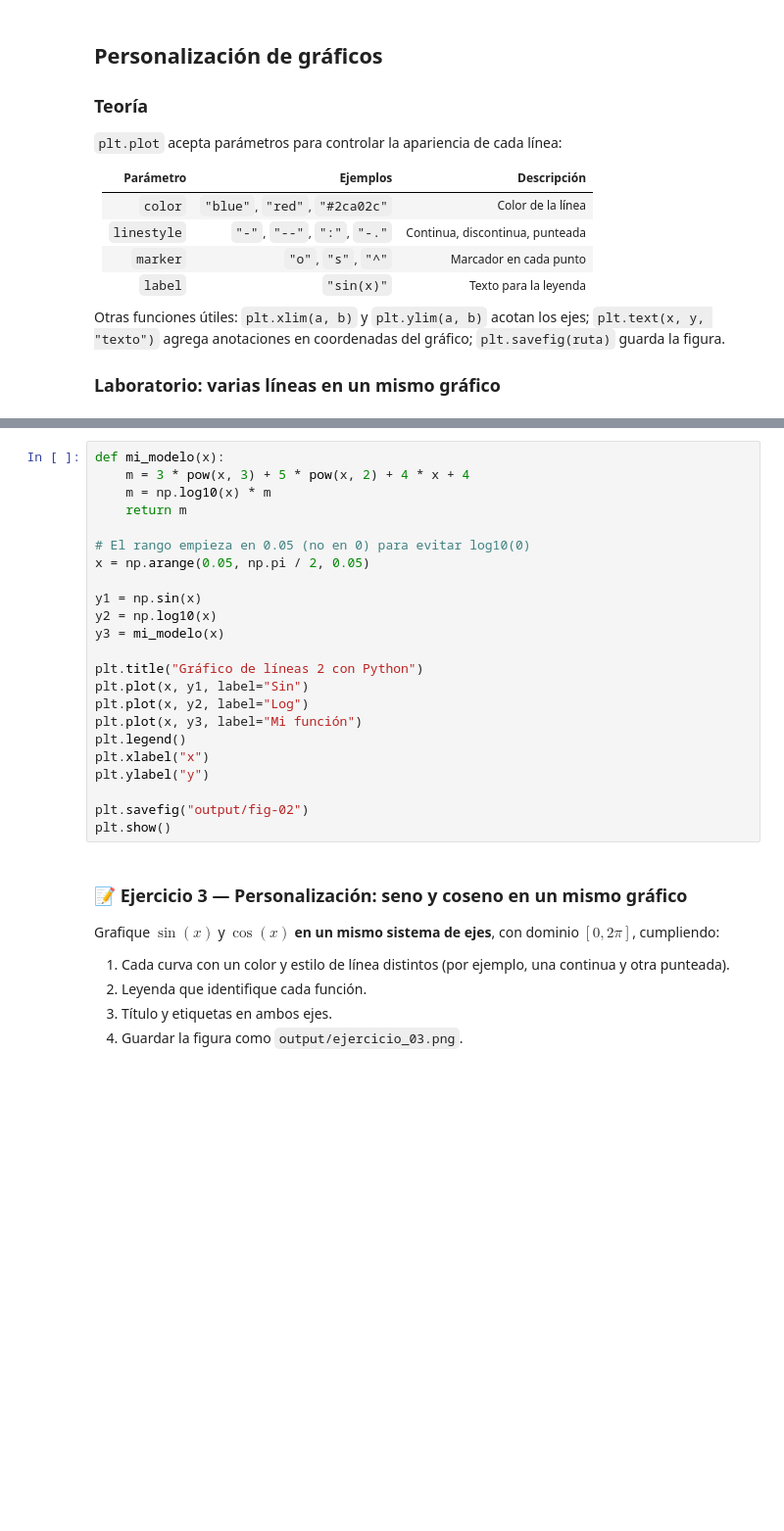
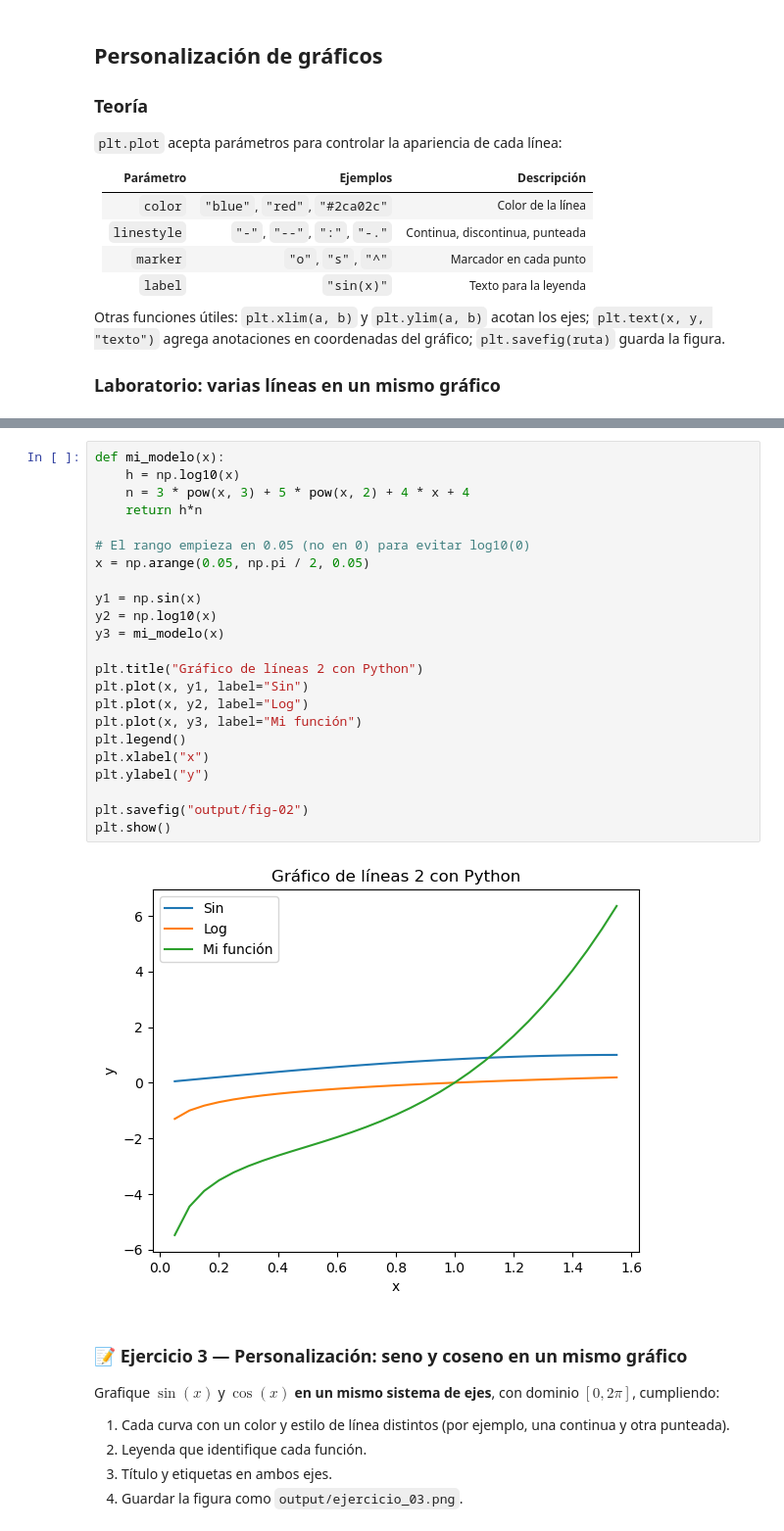
Before and after one commit to jgomezz/cpe_ciencia_datos_python_2026, a Jupyter notebook: mod2_estadistica_y_visualizacion/semana_03_visualization.ipynb, the cells around one changed output, grey strips where cells are left out. Shown at 98% size. Saved outputs shown, nothing was run; the diff lists cells and outputs as text; blank space fills up the shorter version.

```diff
--- a/mod2_estadistica_y_visualizacion/semana_03_visualization.ipynb
+++ b/mod2_estadistica_y_visualizacion/semana_03_visualization.ipynb
@@ -339,27 +346,29 @@ $$g(x) = \log_{10}(x) \cdot \left(3x^3 + 5x^2 + 4x + 4\right)$$
 > ⚠️ Ojo con el **dominio**: $\log_{10}(x)$ no está definido para $x \leq 0$, por eso el rango empieza en un valor mayor que cero. Si empezara en 0, numpy devolvería `-inf` y un *warning*.
 # %%
 def mi_modelo(x):
-    m = 3 * pow(x, 3) + 5 * pow(x, 2) + 4 * x + 4
-    m = np.log10(x) * m
-    return m
+    h = np.log10(x)
+    n = 3 * pow(x, 3) + 5 * pow(x, 2) + 4 * x + 4
+    return h*n
 
 # El rango empieza en 0.05 (no en 0) para evitar log10(0)
 x = np.arange(0.05, np.pi / 2, 0.05)
 
 y1 = np.sin(x)
 y2 = np.log10(x)
 y3 = mi_modelo(x)
 
 plt.title("Gráfico de líneas 2 con Python")
 plt.plot(x, y1, label="Sin")
 plt.plot(x, y2, label="Log")
 plt.plot(x, y3, label="Mi función")
 plt.legend()
 plt.xlabel("x")
 plt.ylabel("y")
 
 plt.savefig("output/fig-02")
 plt.show()
+# %% [output]
+[figure, added]
 # %% [markdown]
 ### 📝 Ejercicio 3 — Personalización: seno y coseno en un mismo gráfico
 
```
Also changed, not shown: parts of 2 cells of this notebook.
